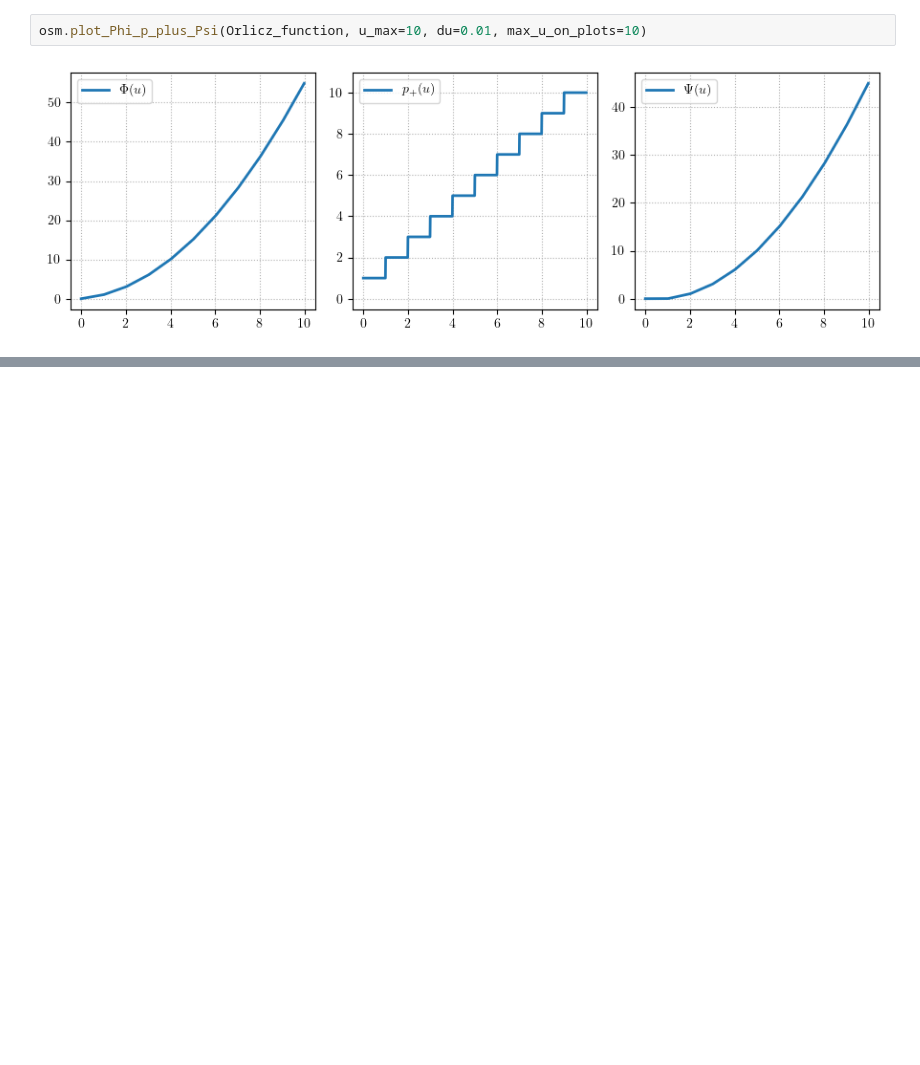
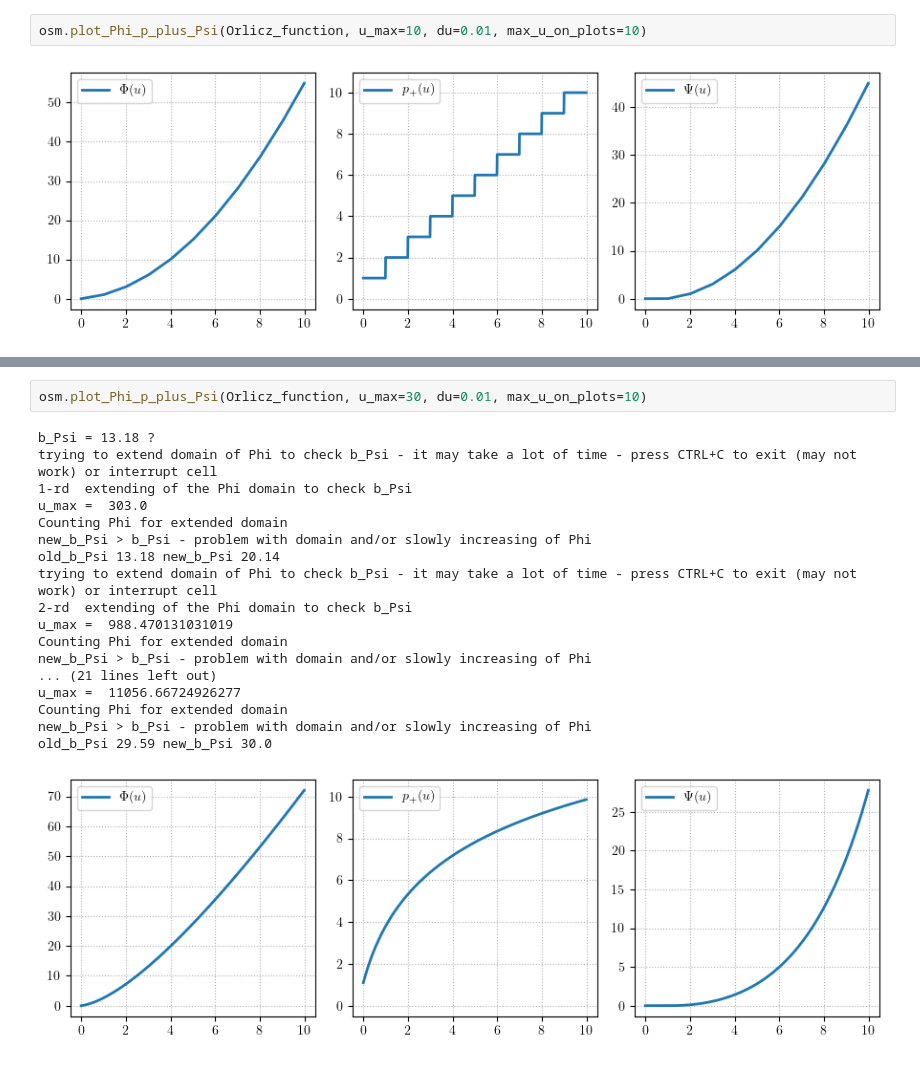
Before and after one commit to DyonOylloug/numerical_function_spaces, a Jupyter notebook: docs/conjugate_plots_Phi_p_Psi.ipynb, the cells around one changed output, grey strips where cells are left out. Drawn from its saved outputs; the diff is of its cells as text; blank space fills up the shorter version.

```diff
--- a/docs/conjugate_plots_Phi_p_Psi.ipynb
+++ b/docs/conjugate_plots_Phi_p_Psi.ipynb
@@ -111,0 +162,21 @@ YES: b_Psi = 3.0
+# %%
+osm.plot_Phi_p_plus_Psi(Orlicz_function, u_max=30, du=0.01, max_u_on_plots=10)
+# %% [output]
+b_Psi = 13.18 ?
+trying to extend domain of Phi to check b_Psi - it may take a lot of time - press CTRL+C to exit (may not work) or interrupt cell
+1-rd  extending of the Phi domain to check b_Psi
+u_max =  303.0
+Counting Phi for extended domain
+new_b_Psi > b_Psi - problem with domain and/or slowly increasing of Phi
+old_b_Psi 13.18 new_b_Psi 20.14
+trying to extend domain of Phi to check b_Psi - it may take a lot of time - press CTRL+C to exit (may not work) or interrupt cell
+2-rd  extending of the Phi domain to check b_Psi
+u_max =  988.470131031019
+Counting Phi for extended domain
+new_b_Psi > b_Psi - problem with domain and/or slowly increasing of Phi
+... (21 lines left out)
+u_max =  11056.66724926277
+Counting Phi for extended domain
+new_b_Psi > b_Psi - problem with domain and/or slowly increasing of Phi
+old_b_Psi 29.59 new_b_Psi 30.0
+[figure, added]
```
Also changed, not shown: parts of 18 cells of this notebook.
